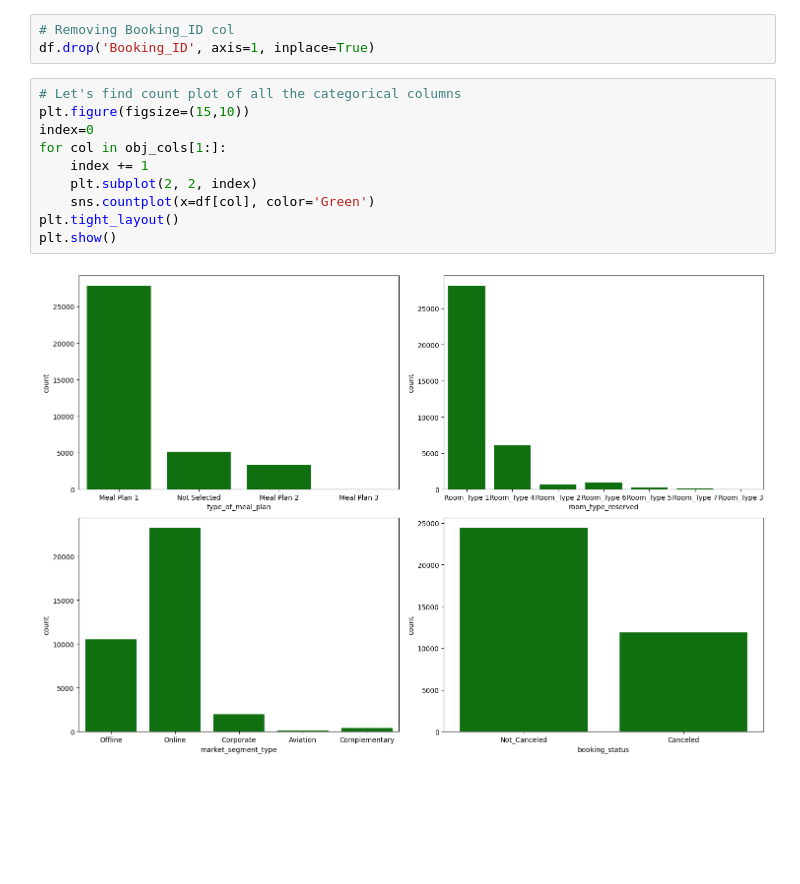
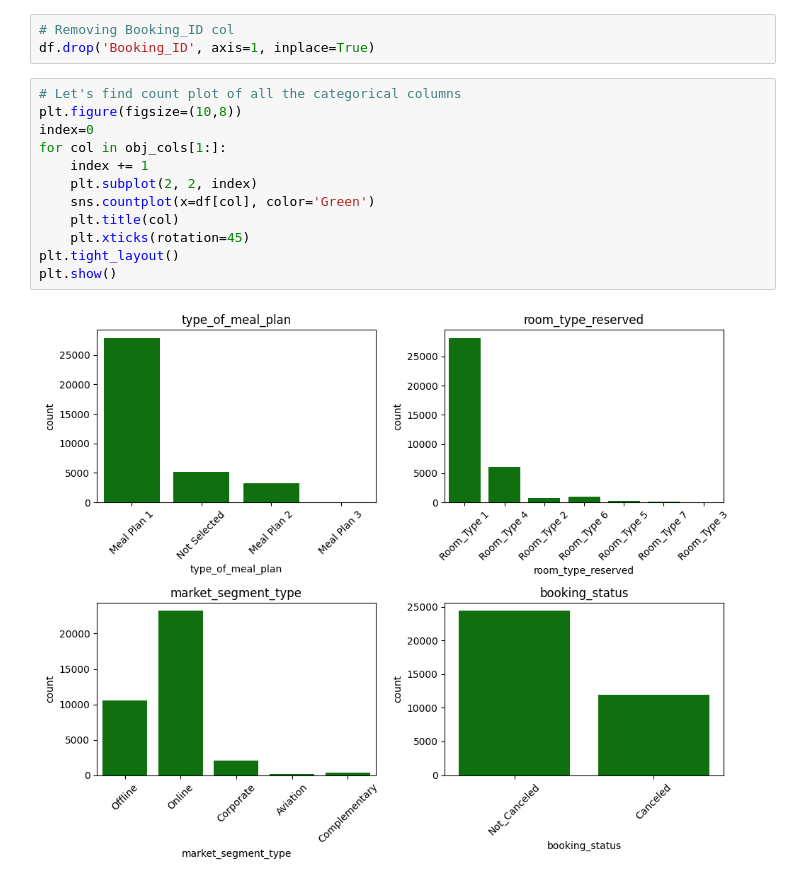
Before and after one commit to rizz045/Hotel-Booking-Cancellation-Analysis-Prediction, a Jupyter notebook: Hotel_Reservation_Status_Prediction_Using_Classification_Techniques.ipynb, the cells around one changed output. Saved outputs shown, nothing was run; the diff lists cells and outputs as text; blank space fills up the shorter version.

```diff
--- a/Hotel_Reservation_Status_Prediction_Using_Classification_Techniques.ipynb
+++ b/Hotel_Reservation_Status_Prediction_Using_Classification_Techniques.ipynb
@@ -147,13 +150,15 @@ booking_status : ['Not_Canceled' 'Canceled'] : 2
 df.drop('Booking_ID', axis=1, inplace=True)
 # %%
 # Let's find count plot of all the categorical columns
-plt.figure(figsize=(15,10))
+plt.figure(figsize=(10,8))
 index=0
 for col in obj_cols[1:]:
     index += 1
     plt.subplot(2, 2, index)
     sns.countplot(x=df[col], color='Green')
+    plt.title(col)
+    plt.xticks(rotation=45)
 plt.tight_layout()
 plt.show()
 # %% [output]
-[figure, old version]
+[figure, new version]
```
Also changed, not shown: parts of 3 cells of this notebook.
